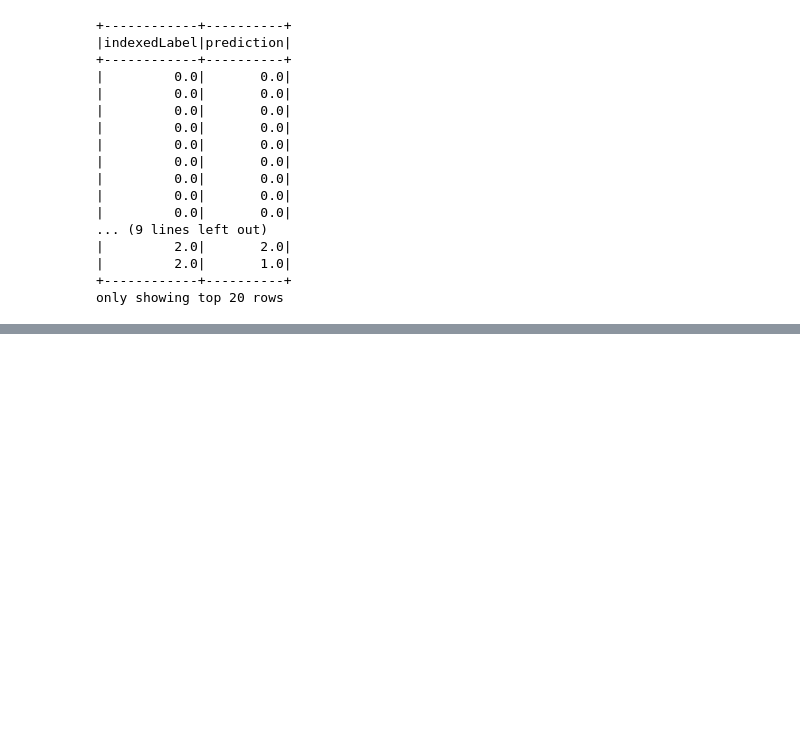
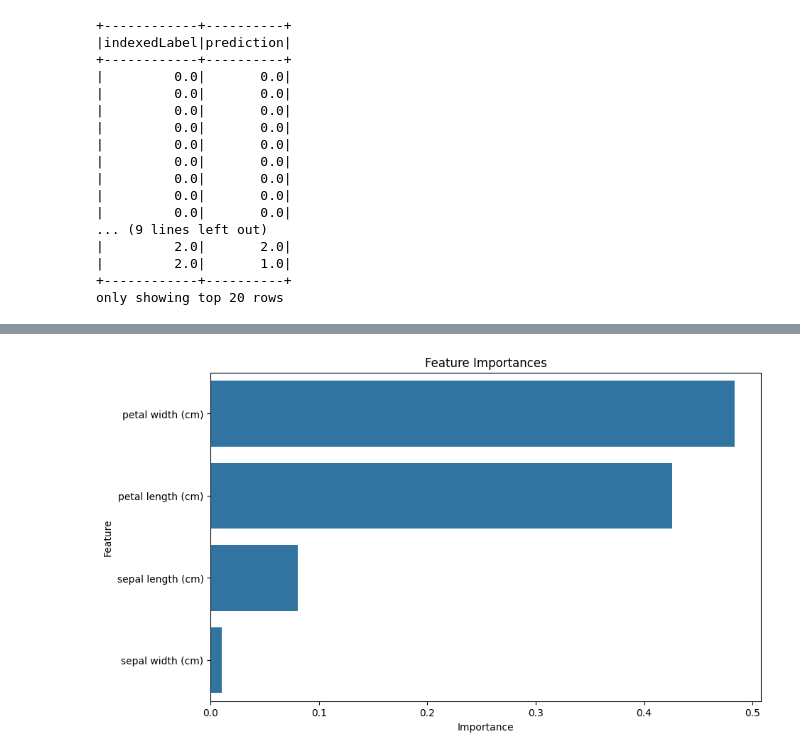
Before and after one commit to DianaKahar/Data_management3, a Jupyter notebook: P137263_Assignment3.ipynb, the cells around one changed output, grey strips where cells are left out. Saved outputs shown, nothing was run; the diff lists cells and outputs as text; code cells hidden in the pictures; blank space fills up the shorter version.

```diff
--- a/P137263_Assignment3.ipynb
+++ b/P137263_Assignment3.ipynb
@@ -189,0 +153,8 @@ F1 Score: 0.972870012870013
+# %%
+best_model = cvModel.bestModel
+feature_importances = best_model.featureImportances
+# %%
+features_list = data.columns[:-2]  # Exclude 'features' and 'indexedLabel'
+feature_importances_df = pd.DataFrame(list(zip(features_list, feature_importances)),
+                                      columns=["Feature", "Importance"]).sort_values(by="Importance", ascending=False)
+print(feature_importances_df)
@@ -189,0 +193,7 @@ F1 Score: 0.972870012870013
+# %%
+plt.figure(figsize=(10, 6))
+sns.barplot(x="Importance", y="Feature", data=feature_importances_df)
+plt.title('Feature Importances')
+plt.show()
+# %% [output]
+[figure, added]
```
Also changed, not shown: parts of 13 cells of this notebook.
